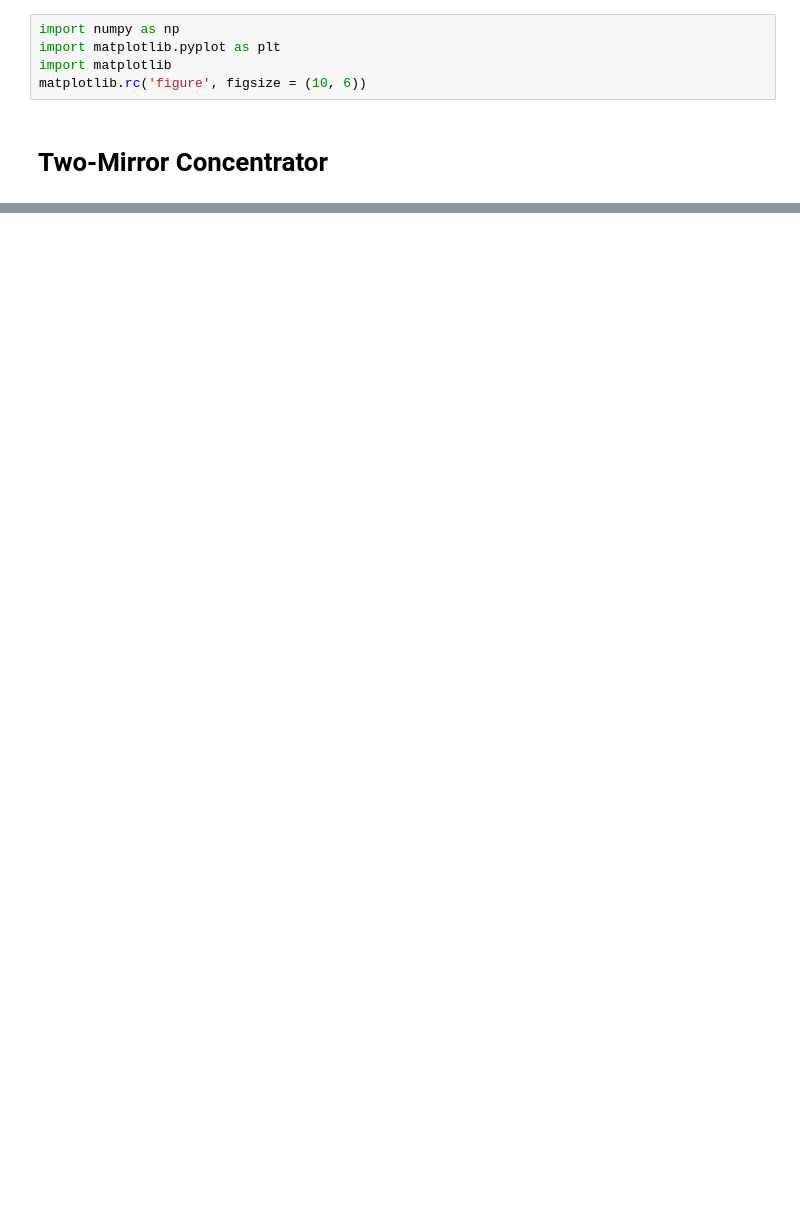
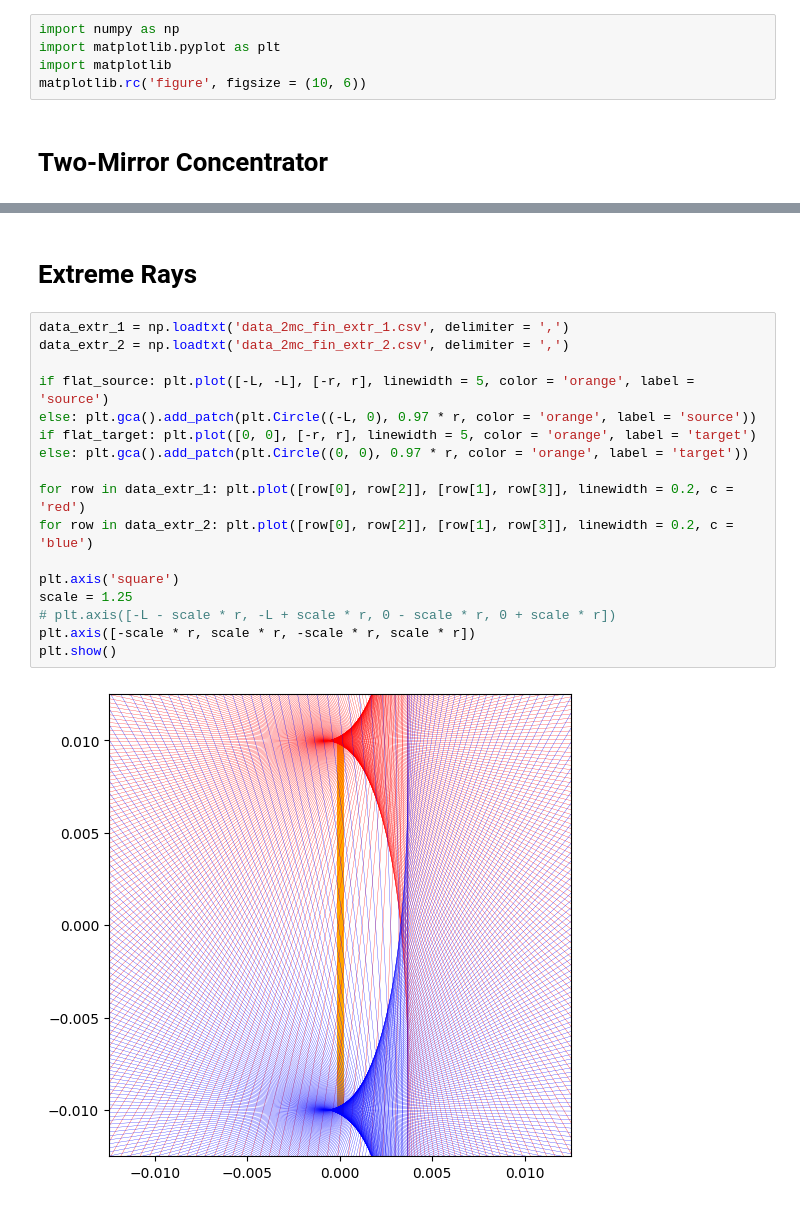
Before and after one commit to ssteinberg/solar_optical_concentrator, a Jupyter notebook: 2mcfin.ipynb, the cells around one changed output, grey strips where cells are left out. Drawn from its saved outputs; the diff is of its cells as text; blank space fills up the shorter version.

Commit message:
extreme ray simulations

```diff
--- a/2mcfin.ipynb
+++ b/2mcfin.ipynb
@@ -44,0 +44,21 @@ plt.show()
+# %% [markdown]
+# Extreme Rays
+# %%
+data_extr_1 = np.loadtxt('data_2mc_fin_extr_1.csv', delimiter = ',')
+data_extr_2 = np.loadtxt('data_2mc_fin_extr_2.csv', delimiter = ',')
+
+if flat_source: plt.plot([-L, -L], [-r, r], linewidth = 5, color = 'orange', label = 'source')
+else: plt.gca().add_patch(plt.Circle((-L, 0), 0.97 * r, color = 'orange', label = 'source'))
+if flat_target: plt.plot([0, 0], [-r, r], linewidth = 5, color = 'orange', label = 'target')
+else: plt.gca().add_patch(plt.Circle((0, 0), 0.97 * r, color = 'orange', label = 'target'))
+
+for row in data_extr_1: plt.plot([row[0], row[2]], [row[1], row[3]], linewidth = 0.2, c = 'red')
+for row in data_extr_2: plt.plot([row[0], row[2]], [row[1], row[3]], linewidth = 0.2, c = 'blue')
+
+plt.axis('square')
+scale = 1.25
+# plt.axis([-L - scale * r, -L + scale * r, 0 - scale * r, 0 + scale * r])
+plt.axis([-scale * r, scale * r, -scale * r, scale * r])
+plt.show()
+# %% [output]
+[figure, added]
```
Also changed, not shown: parts of 1 cell of this notebook, 1 other file.
